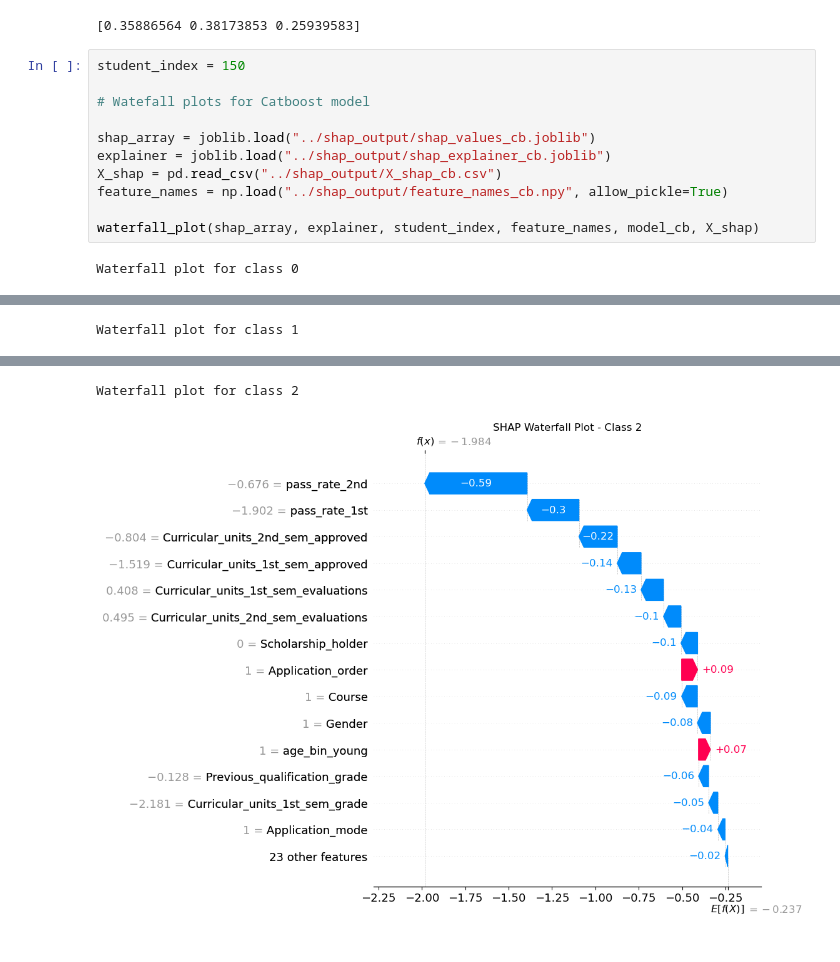
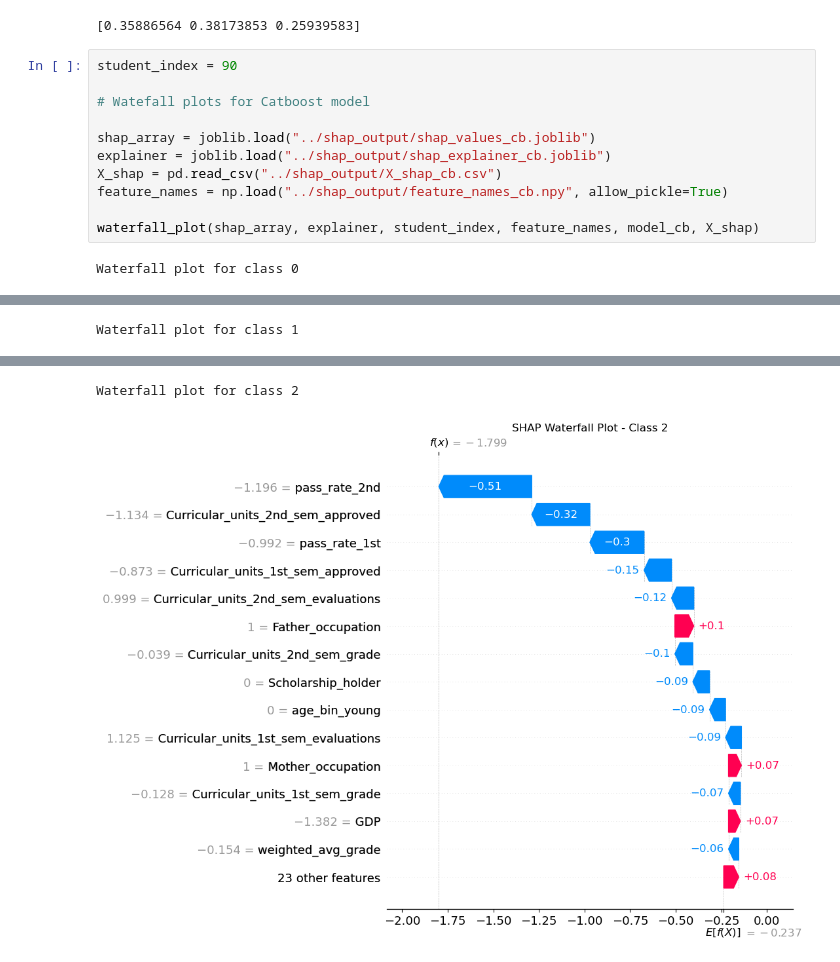
Before and after one commit to martiFabia/DMML_project, a Jupyter notebook: notebook/main.ipynb, the cells around one changed output, grey strips where cells are left out. Saved outputs shown, nothing was run; the diff lists cells and outputs as text.

```diff
--- a/notebook/main.ipynb
+++ b/notebook/main.ipynb
@@ -731,7 +745,7 @@ print(probs)
 # %% [output]
 [0.35886564 0.38173853 0.25939583]
 # %%
-student_index = 150
+student_index = 90
 
 # Watefall plots for Catboost model
 
@@ -749,5 +763,5 @@ Waterfall plot for class 1
 Waterfall plot for class 2
-[figure, old version]
+[figure, new version]
 # %%
 # Watefall plots for Random Forest model
 
```
Also changed, not shown: parts of 4 cells of this notebook.
